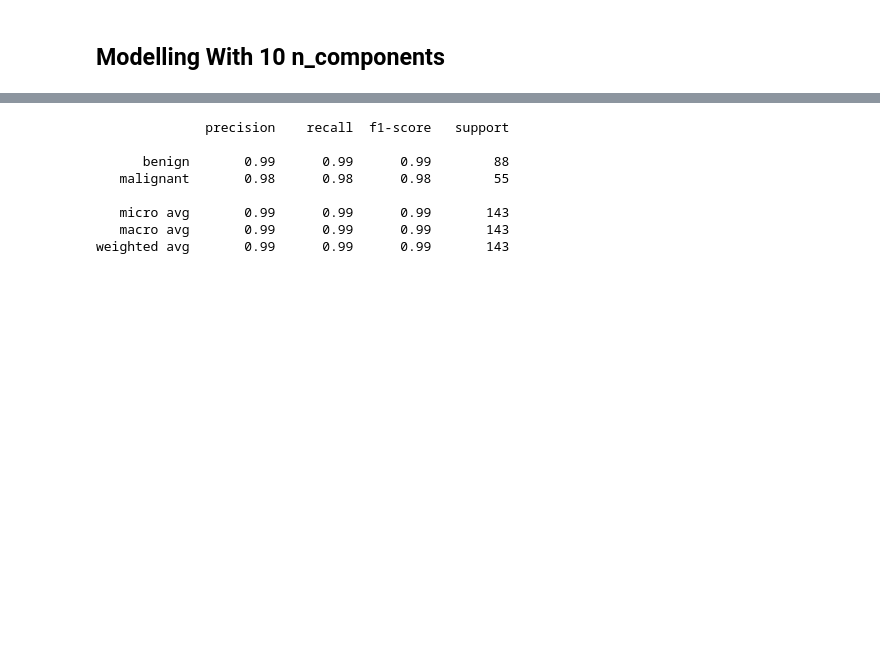
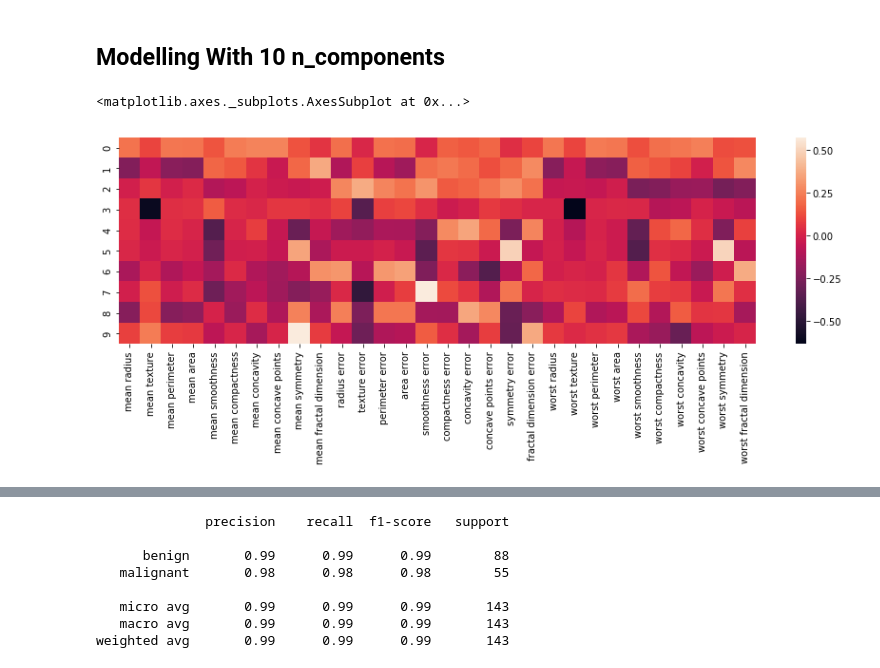
Before and after one commit to jamaludinfikrii/FundamentalDSBandung, a Jupyter notebook: Modul3/KMC, PCA/PCA.ipynb, the cells around one changed output, grey strips where cells are left out. Drawn from its saved outputs; the diff is of its cells as text; code cells hidden in the pictures; blank space fills up the shorter version.

```diff
--- a/Modul3/KMC, PCA/PCA.ipynb
+++ b/Modul3/KMC, PCA/PCA.ipynb
@@ -91,3 +91,9 @@ pca = PCA(n_components=10)
 pca_transformer = pca.fit(x_scaled)
 # %%
 x_pca_10 = pca_transformer.transform(x_scaled)
+# %%
+plt.figure(figsize=(15,4))
+sns.heatmap(pd.DataFrame(pca_transformer.components_,columns=x.columns))
+# %% [output]
+<matplotlib.axes._subplots.AxesSubplot at 0x...>
+[figure, added]
```
Also changed, not shown: parts of 3 cells of this notebook, 7 other files.
